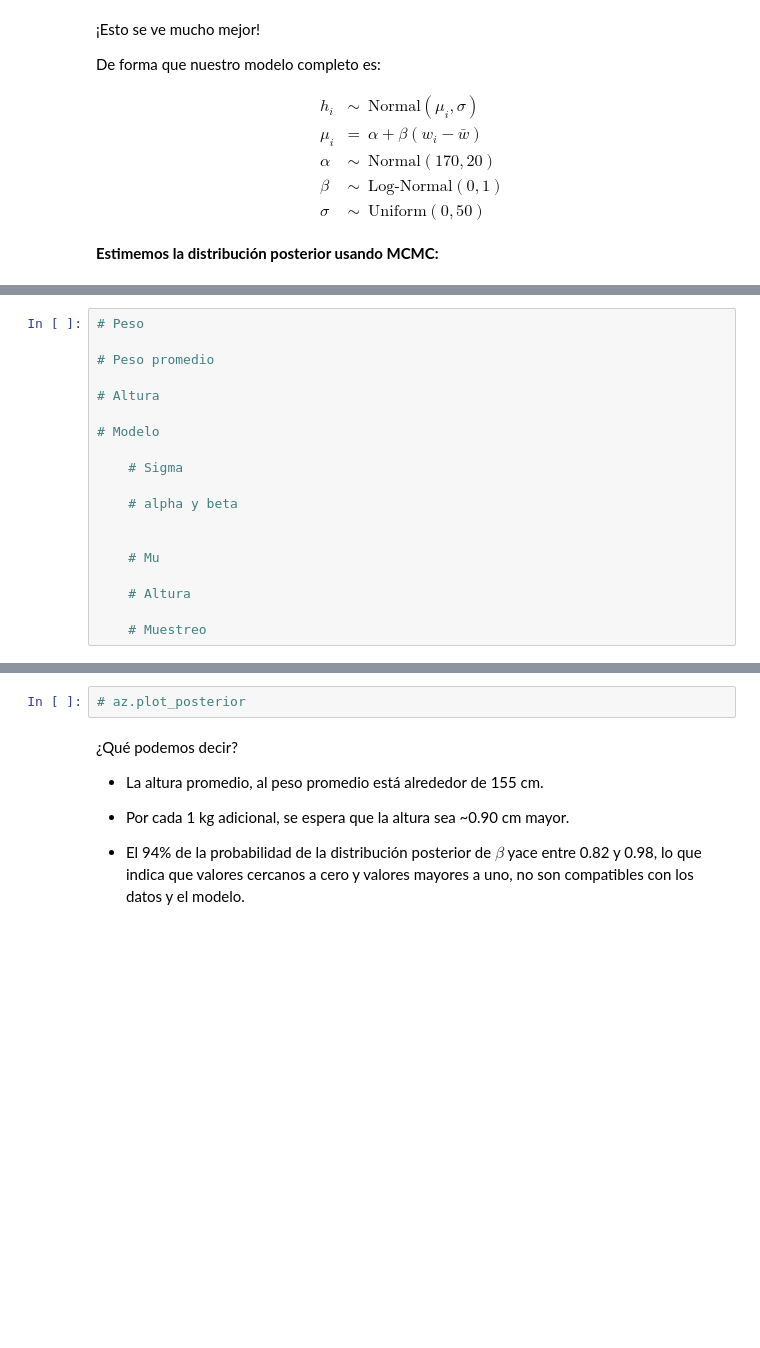
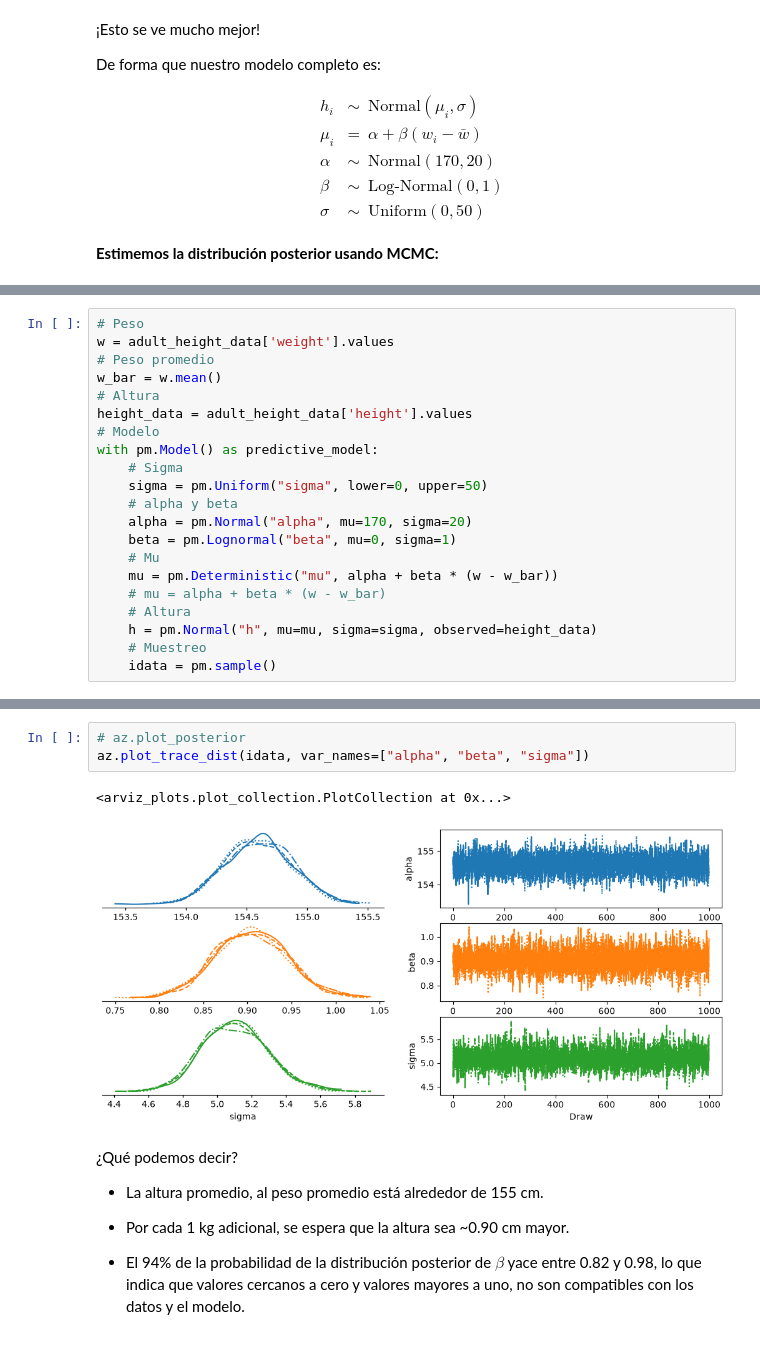
Before and after one commit to MichelleRomoM/mgp2026, a Jupyter notebook: m1-intro-modelado-probabilistico/c5-regresion-lineal-bayesiana/3-modelos-regresion-lineal.ipynb, the cells around one changed output, grey strips where cells are left out. Cells and saved outputs as stored; diff of their text form; blank space fills up the shorter version.

```diff
--- a/m1-intro-modelado-probabilistico/c5-regresion-lineal-bayesiana/3-modelos-regresion-lineal.ipynb
+++ b/m1-intro-modelado-probabilistico/c5-regresion-lineal-bayesiana/3-modelos-regresion-lineal.ipynb
@@ -160,20 +244,22 @@ def plot_hdi_band(x, y_samples, ax=None, **kwargs):
     ax.fill_between(np.asarray(x)[order], lower[order], upper[order], **kwargs)
 # %%
 # Peso
-
+w = adult_height_data['weight'].values
 # Peso promedio
-
+w_bar = w.mean()
 # Altura
-
+height_data = adult_height_data['height'].values
 # Modelo
-
+with pm.Model() as predictive_model:
     # Sigma
-
+    sigma = pm.Uniform("sigma", lower=0, upper=50)
     # alpha y beta
-
-
+    alpha = pm.Normal("alpha", mu=170, sigma=20)
+    beta = pm.Lognormal("beta", mu=0, sigma=1)
     # Mu
-
+    mu = pm.Deterministic("mu", alpha + beta * (w - w_bar))
+    # mu = alpha + beta * (w - w_bar)
     # Altura
-
+    h = pm.Normal("h", mu=mu, sigma=sigma, observed=height_data)
     # Muestreo
+    idata = pm.sample()
@@ -182,5 +291,9 @@ def plot_hdi_band(x, y_samples, ax=None, **kwargs):
 # %%
 # az.plot_posterior
+az.plot_trace_dist(idata, var_names=["alpha", "beta", "sigma"])
+# %% [output]
+<arviz_plots.plot_collection.PlotCollection at 0x...>
+[figure, added]
 # %% [markdown]
 ¿Qué podemos decir?
 
```
Also changed, not shown: parts of 41 cells of this notebook, 1 other file.
